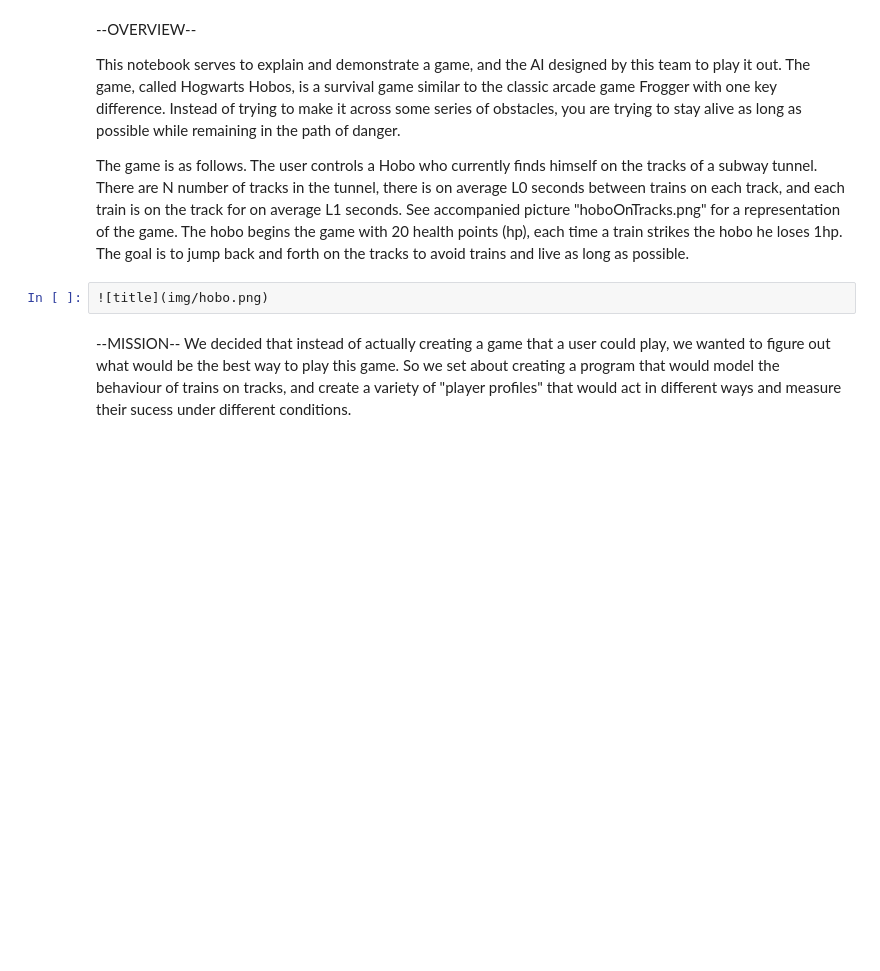
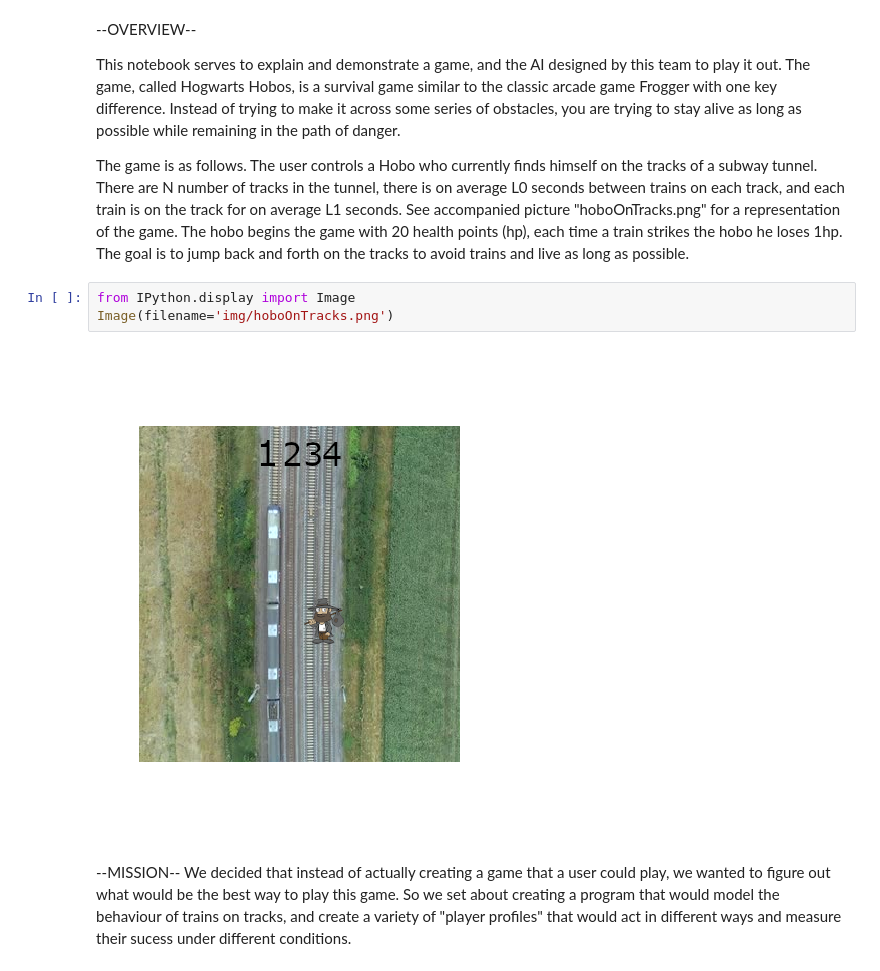
Before and after one commit to OneHandKlap/CPS406---Hobos, a Jupyter notebook: HogwartsHobos.ipynb, the cells around one changed output. Saved outputs shown, nothing was run; the diff lists cells and outputs as text; blank space fills up the shorter version.

```diff
--- a/HogwartsHobos.ipynb
+++ b/HogwartsHobos.ipynb
@@ -4,8 +4,11 @@
 This notebook serves to explain and demonstrate a game, and the AI designed by this team to play it out. The game, called Hogwarts Hobos, is a survival game similar to the classic arcade game Frogger with one key difference. Instead of trying to make it across some series of obstacles, you are trying to stay alive as long as possible while remaining in the path of danger.
 
 The game is as follows. The user controls a Hobo who currently finds himself on the tracks of a subway tunnel. There are N number of tracks in the tunnel, there is on average L0 seconds between trains on each track, and each train is on the track for on average L1 seconds. See accompanied picture "hoboOnTracks.png" for a representation of the game. The hobo begins the game with 20 health points (hp), each time a train strikes the hobo he loses 1hp. The goal is to jump back and forth on the tracks to avoid trains and live as long as possible.
-# %%
-![title](img/hobo.png)
+# %%
+from IPython.display import Image
+Image(filename='img/hoboOnTracks.png')
+# %% [output]
+[figure, added]
 # %% [markdown]
 --MISSION--
 We decided that instead of actually creating a game that a user could play, we wanted to figure out what would be the best way to play this game. So we set about creating a program that would model the behaviour of trains on tracks, and create a variety of "player profiles" that would act in different ways and measure their sucess under different conditions.
```
Also changed, not shown: parts of 4 cells of this notebook, 1 other file.
